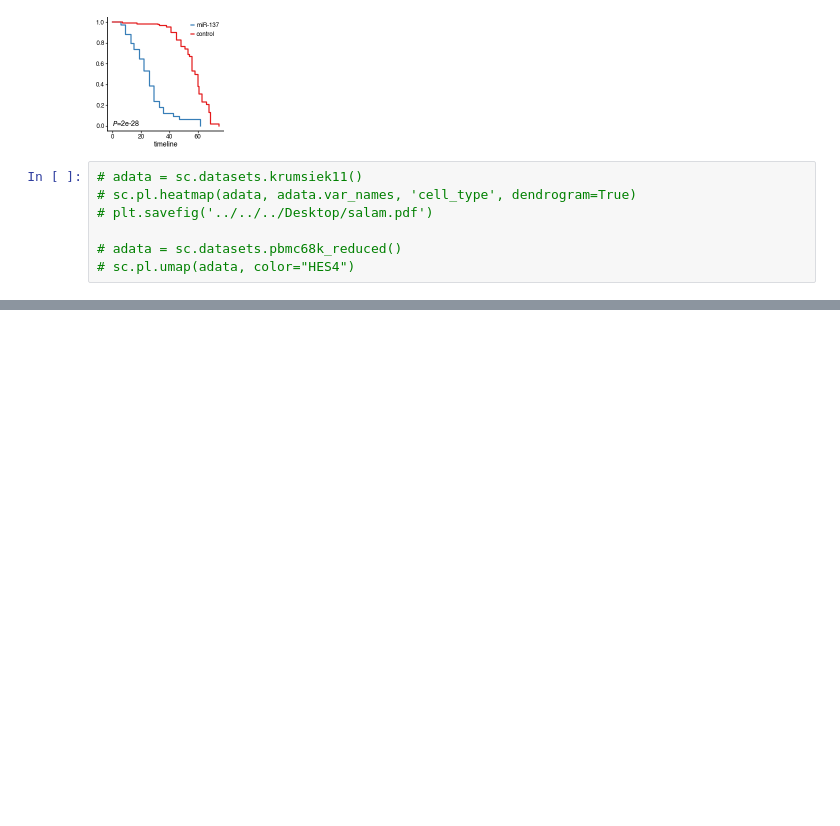
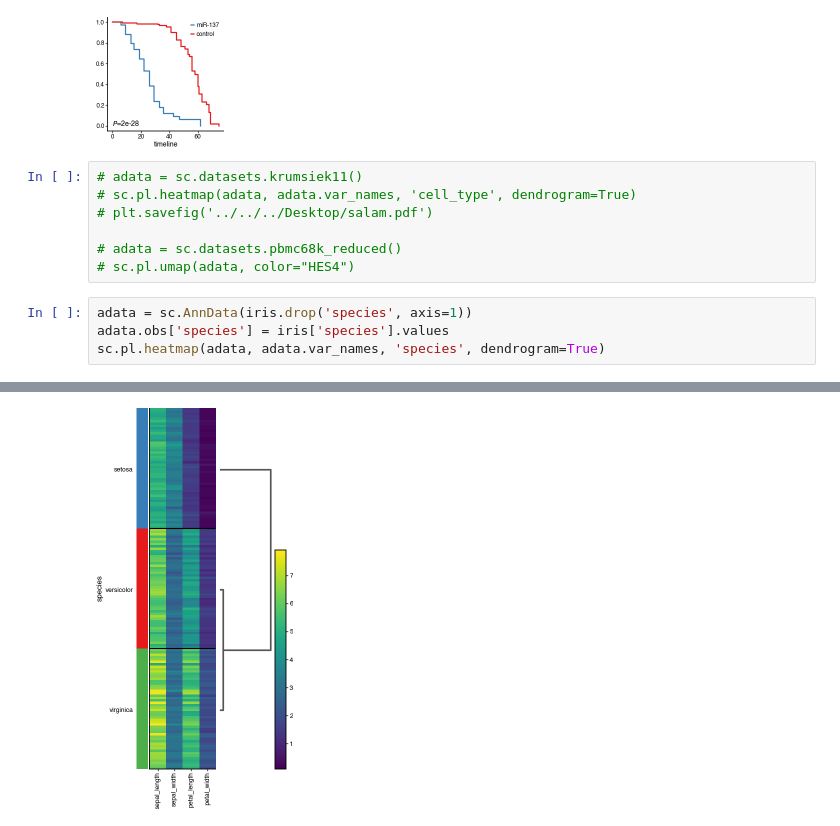
Before and after one commit to faridrashidi/cnsplots, a Jupyter notebook: notebooks/matplotlib.ipynb, the cells around one changed output, grey strips where cells are left out. Drawn from its saved outputs; the diff is of its cells as text; blank space fills up the shorter version.

```diff
--- a/notebooks/matplotlib.ipynb
+++ b/notebooks/matplotlib.ipynb
@@ -92,3 +92,8 @@ P-value was determined by two-sided log-rank test.
 
 # adata = sc.datasets.pbmc68k_reduced()
 # sc.pl.umap(adata, color="HES4")
+# %%
+adata = sc.AnnData(iris.drop('species', axis=1))
+adata.obs['species'] = iris['species'].values
+sc.pl.heatmap(adata, adata.var_names, 'species', dendrogram=True)
+# %% [output]
@@ -94,0 +101 @@ P-value was determined by two-sided log-rank test.
+[figure, added]
```
Also changed, not shown: parts of 5 cells of this notebook, 3 other files.
